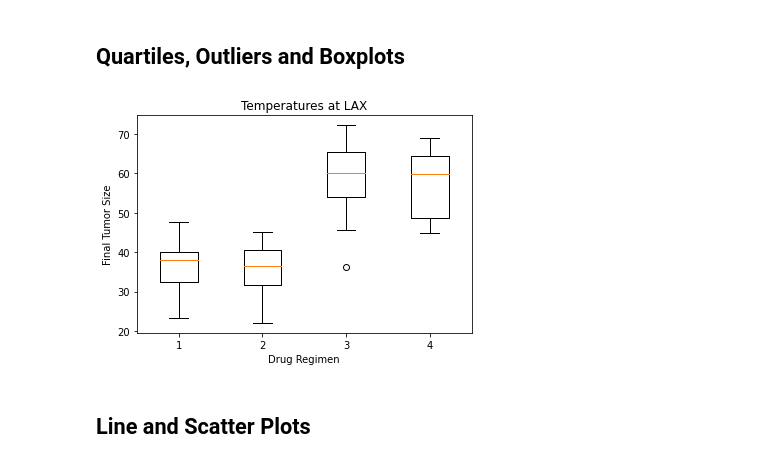
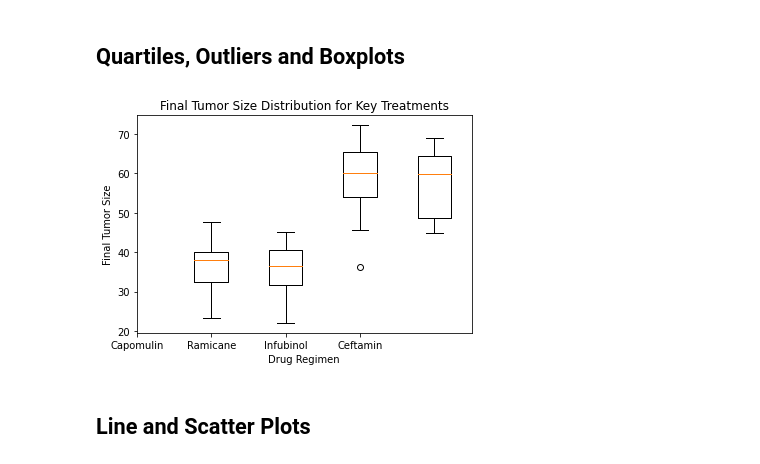
Before and after one commit to ajhibshman/Matplotlib, a Jupyter notebook: Pymaceuticals/pymaceuticals_starter-Copy1.ipynb, the cells around one changed output. Saved outputs shown, nothing was run; the diff lists cells and outputs as text; code cells hidden in the pictures.

```diff
--- a/Pymaceuticals/pymaceuticals_starter-Copy1.ipynb
+++ b/Pymaceuticals/pymaceuticals_starter-Copy1.ipynb
@@ -282,16 +275,18 @@ upper_bound = upperq + (1.5*iqr)
 # %%
 # Generate a box plot of the final tumor volume of each mouse across four regimens of interest
 fig1, ax1 = plt.subplots()
-ax1.set_title('Temperatures at LAX')
+ax1.set_title('Final Tumor Size Distribution for Key Treatments')
 ax1.set_ylabel('Final Tumor Size')
 ax1.set_xlabel('Drug Regimen')
 ax1.boxplot([Capomulin,Ramicane,Infubinol,Ceftamin])
+x_axis = np.arange(len(regimens))
+tick_locations = [value for value in x_axis]
+plt.xticks(tick_locations, regimens)
+
 plt.savefig("../images/box_plot.png")
-
-
 plt.show()
 # %% [output]
-[figure, old version]
+[figure, new version]
 # %% [markdown]
 ## Line and Scatter Plots
 # %%
```
Also changed, not shown: parts of 7 cells of this notebook, 7 other files.
